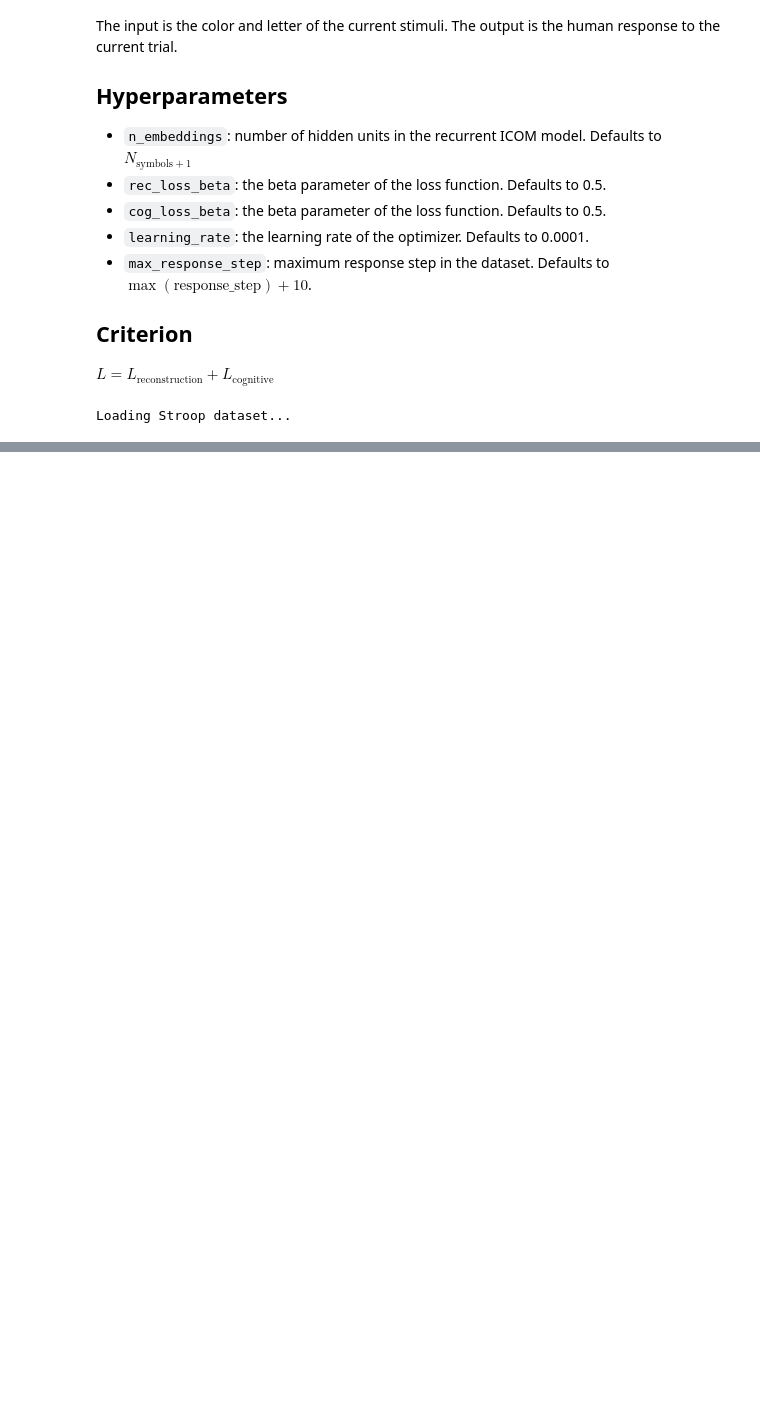
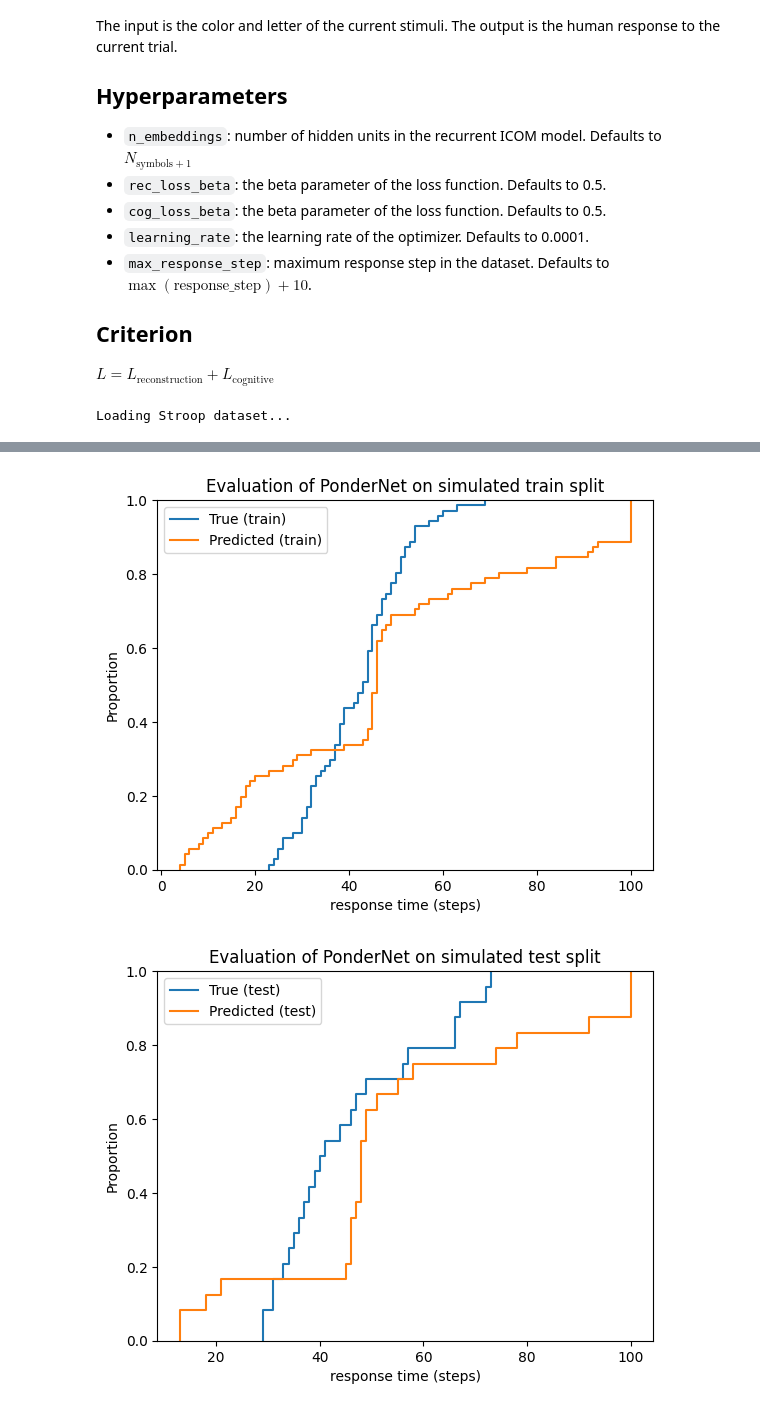
Before and after one commit to morteza/CogPonder, a Jupyter notebook: notebooks/Fixed Hyperparameters.ipynb, the cells around one changed output, grey strips where cells are left out. Drawn from its saved outputs; the diff is of its cells as text; code cells hidden in the pictures; blank space fills up the shorter version.

Commit message:
cleanup and run evaluation for stroop

```diff
--- a/notebooks/Fixed Hyperparameters.ipynb
+++ b/notebooks/Fixed Hyperparameters.ipynb
@@ -49,7 +49,7 @@ from pathlib import Path
 # %%
 # Load the dataset and configs
 
-TASK = 'stroop'  # or stroop
+TASK = 'stroop'  # or nback
 
 match TASK:
     case 'nback':
@@ -67,15 +67,16 @@ match TASK:
 # parameter space
 CONFIG = {
     'rec_loss_beta': 1.,
-    'cog_loss_beta': .5,
+    'cog_loss_beta': 10.,
     'loss_by_trial_type': False,
     'learning_rate': 1e-2,
     'max_response_step': max_response_step,
     'inputs_dim': data[0][0].size(1),
     'embeddings_dim': embeddings_dim,
+    'outputs_dim': torch.unique(data[0][3]).size(0),  # number of unique responses
     'auto_lr_find': False,
     'task': TASK,
-    'batch_size': 196
+    'batch_size': 196,
 }
 
 device = 'cuda' if torch.cuda.is_available() else 'cpu'
@@ -159,26 +154,34 @@ import torchmetrics
 X_train, _, _, y_train, rt_train = datamodule.dataset[datamodule.train_dataset.indices]
 X_test, _, _, y_test, rt_test = datamodule.dataset[datamodule.test_dataset.indices]
 
-model.eval()
+
+print(X_train.to(device).device)
+
 with torch.no_grad():
-    y_train_steps,_,rt_train_pred = model(X_train.to(device))
-    y_test_steps,_,rt_test_pred = model(X_test.to(device))
+    model.eval()
+
+    y_train_steps,_,rt_train_pred = model(X_train)
+    y_test_steps,_,rt_test_pred = model(X_test)
+
+    y_train_steps = torch.argmax(y_train_steps, dim=-1)
+    y_test_steps = torch.argmax(y_test_steps, dim=-1)
 
     y_train_pred = y_train_steps.gather(dim=0, index=rt_train_pred[None, :] - 1,)[0]  # (batch_size,)
     y_test_pred = y_test_steps.gather(dim=0, index=rt_test_pred[None, :] - 1,)[0]  # (batch_size,)
 
-    accuracy_fn = torchmetrics.Accuracy().to(device)
-    train_accuracy = accuracy_fn(y_train_pred, y_train.int().to(device))
-    print('TRAIN ACCURACY', train_accuracy.item())
+    if TASK == 'nback':
+        accuracy_fn = torchmetrics.Accuracy().to(device)
+        train_accuracy = accuracy_fn(y_train_pred, y_train.int())
+        print('TRAIN ACCURACY', train_accuracy.item())
 
-    accuracy_fn = torchmetrics.Accuracy().to(device)
-    test_accuracy = accuracy_fn(y_test_pred, y_test.int().to(device))
-    print('TEST ACCURACY', test_accuracy.item())
+        accuracy_fn = torchmetrics.Accuracy().to(device)
+        test_accuracy = accuracy_fn(y_test_pred, y_test.int())
+        print('TEST ACCURACY', test_accuracy.item())
 
     # DEBUG report the ground truth and predicted response times
-    print('TRUE TRAIN:', rt_train.detach().tolist(), '\nPRED TRAIN:',  rt_train_pred.tolist())
-    print('TRUE TEST:', rt_test.detach().tolist(), '\nPRED TEST:',  rt_test_pred.tolist())
+    print('RT TRUE TRAIN:', rt_train.detach().tolist(), '\nRT PRED TRAIN:',  rt_train_pred.tolist())
+    print('RT TRUE TEST:', rt_test.detach().tolist(), '\nRT PRED TEST:',  rt_test_pred.tolist())
 
 # DEBUG report medians
-# rt_train_pred.median(), rt_train.float().median()
-# rt_test_pred.median(), rt_test.float().median()
+print('RT mean (pred/true): ', rt_train_pred.float().mean().item(), rt_train.float().mean().item())
+print('RT mean (pred/true): ', rt_test_pred.float().mean().item(), rt_test.float().mean().item())
@@ -185,25 +196,28 @@ with torch.no_grad():
 # %%
 import seaborn as sns
 import matplotlib.pyplot as plt
 
-RT_CAP = max_response_step # data[0][4].max().item()
+RT_CAP = max_response_step + 1 # data[0][4].max().item()
 
 sns.ecdfplot(rt_train, label='True (train)')
 sns.ecdfplot(rt_train_pred[rt_train_pred < RT_CAP].cpu(), label='Predicted (train)')
 
 plt.title('Evaluation of PonderNet on simulated train split')
 plt.xlabel('response time (steps)')
 
 plt.legend()
 plt.show()
 
 sns.ecdfplot(rt_test, label='True (test)')
 sns.ecdfplot(rt_test_pred[rt_test_pred < RT_CAP].cpu(), label='Predicted (test)')
 
 plt.title('Evaluation of PonderNet on simulated test split')
 plt.xlabel('response time (steps)')
 plt.legend()
 plt.show()
+# %% [output]
+[figure, added]
+[figure, added]
 # %%
 
 sns.kdeplot(rt_train, label='Train (TRUE)', cut=0)
```
Also changed, not shown: parts of 3 cells of this notebook, 1 other file.
